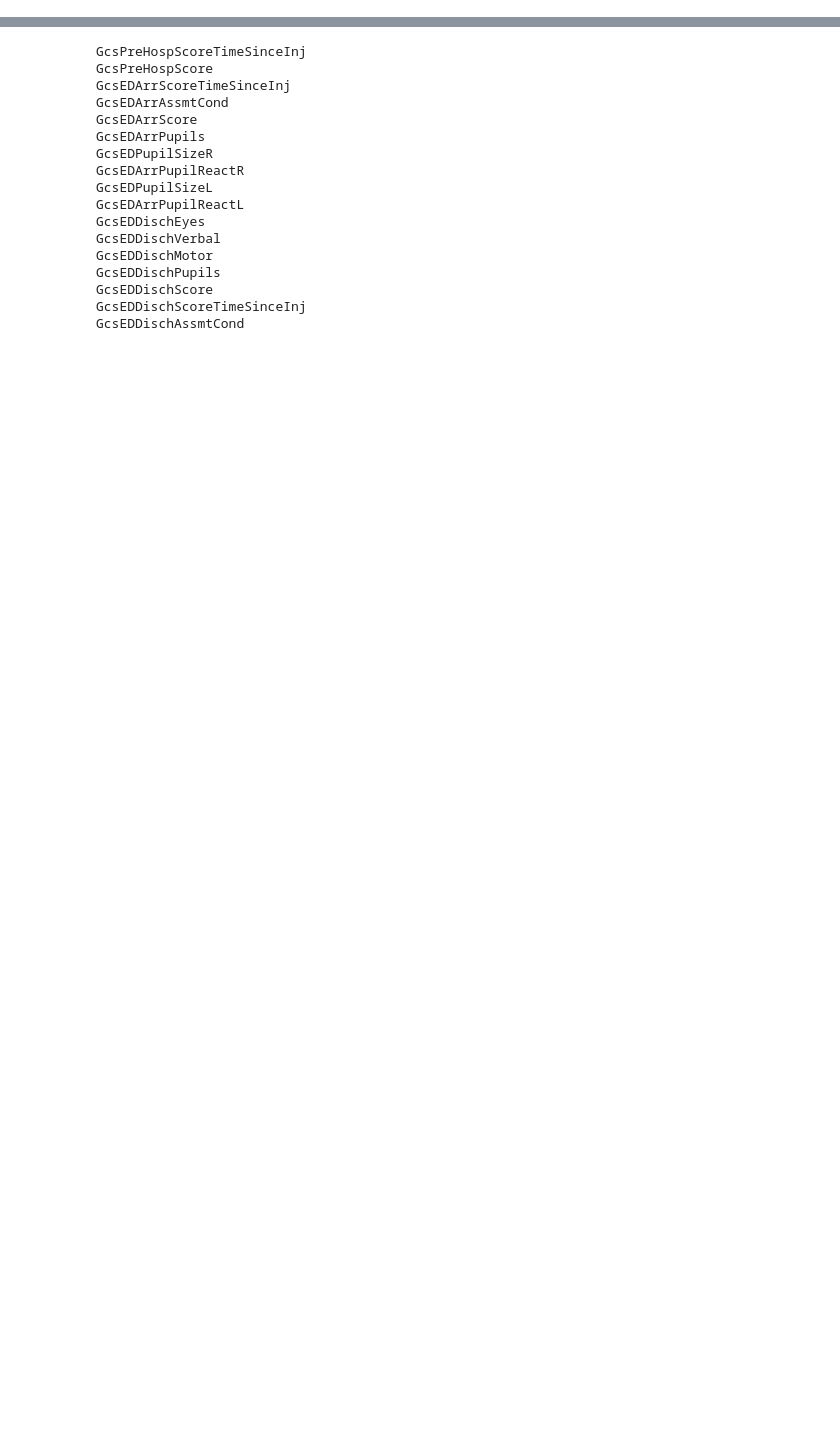
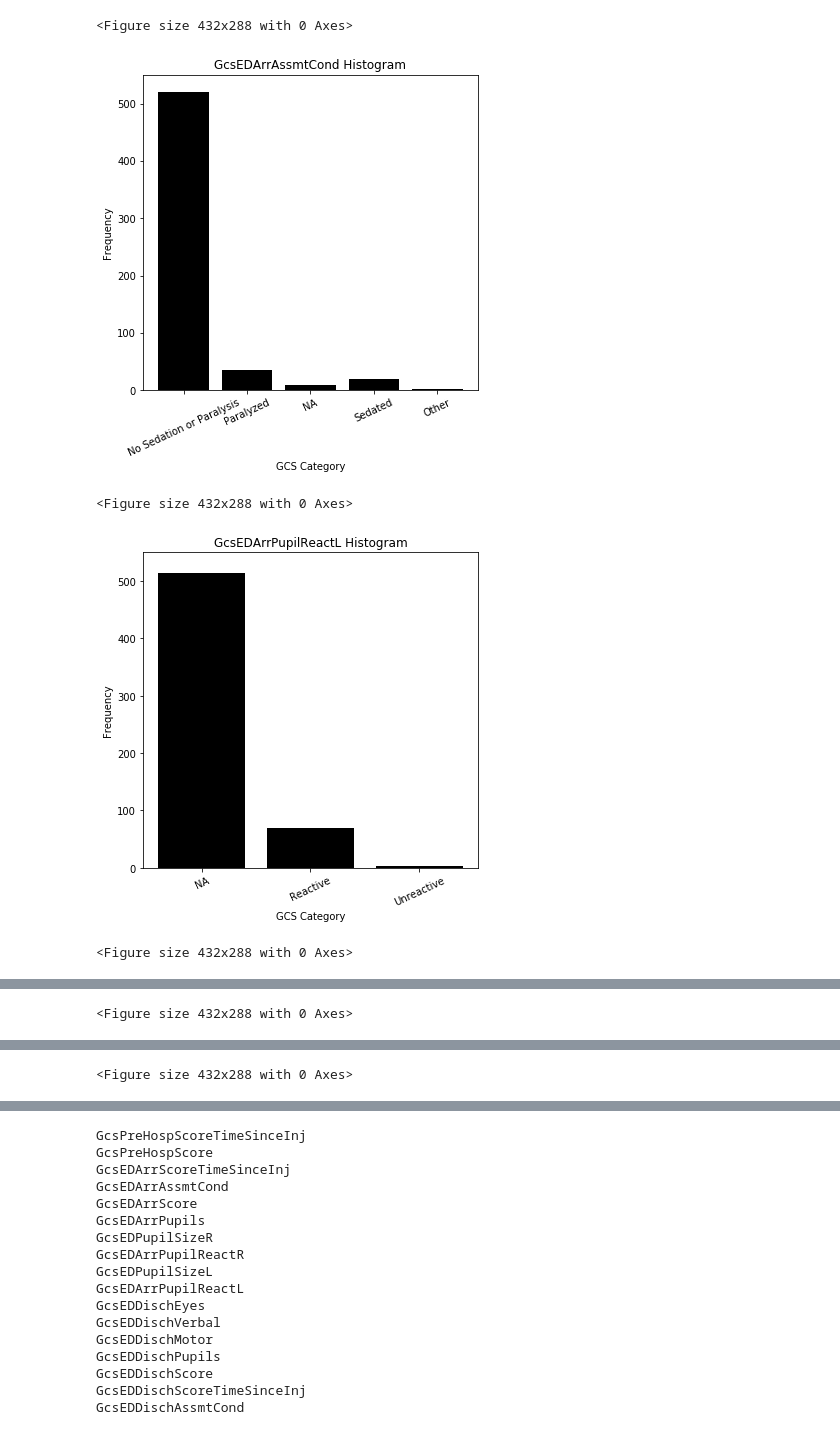
Before and after one commit to BouchardLab/ML_4_prec_prognosis, a Jupyter notebook: notebooks/full_dataset_histograms.ipynb, the cells around one changed output, grey strips where cells are left out. Drawn from its saved outputs; the diff is of its cells as text; code cells hidden in the pictures; blank space fills up the shorter version.

```diff
--- a/notebooks/full_dataset_histograms.ipynb
+++ b/notebooks/full_dataset_histograms.ipynb
@@ -50,16 +48,15 @@ def category(fulldata, name):
     dat = fulldata[name]
     dat = dat.replace({-1: 'NA'})
     labels, values = zip(*Counter(dat).items())
+    plt.figure(figsize=(6,6))
     plt.bar(labels, values, color='black')
     plt.xticks(rotation=25)
     plt.xlabel('GCS Category')
     plt.ylabel('Frequency')
+    plt.ylim([0,550])
     plt.title('{} Histogram'.format(str(name)))
-    plt.show()
+    plt.gcf().subplots_adjust(bottom=0.15)
 # %%
 categories = ['GcsEDArrAssmtCond','GcsEDArrPupilReactL','GcsEDDischPupils','GcsEDDischAssmtCond','GcsEDArrPupilReactR']
 # %%
 times = ['GcsPreHospScoreTimeSinceInj','GcsEDArrScoreTimeSinceInj','GcsEDDischScoreTimeSinceInj']
-# %%
-for cat in categories:
-    category(fulldata, cat)
@@ -71,0 +63,12 @@ for cat in categories:
+# %%
+with PdfPages('/Users/ahyeon/Desktop/activ misc/categories_gcs.pdf') as pdf:
+    for cat in categories:
+        plt.figure()
+        fig = category(fulldata, cat)
+        pdf.savefig(fig)
+# %% [output]
+<Figure size 432x288 with 0 Axes>
+[figure, added]
+<Figure size 432x288 with 0 Axes>
+[figure, added]
+<Figure size 432x288 with 0 Axes>
@@ -71,0 +76 @@ for cat in categories:
+<Figure size 432x288 with 0 Axes>
@@ -71,0 +78 @@ for cat in categories:
+<Figure size 432x288 with 0 Axes>
```
Also changed, not shown: parts of 10 cells of this notebook, 11 other files.
